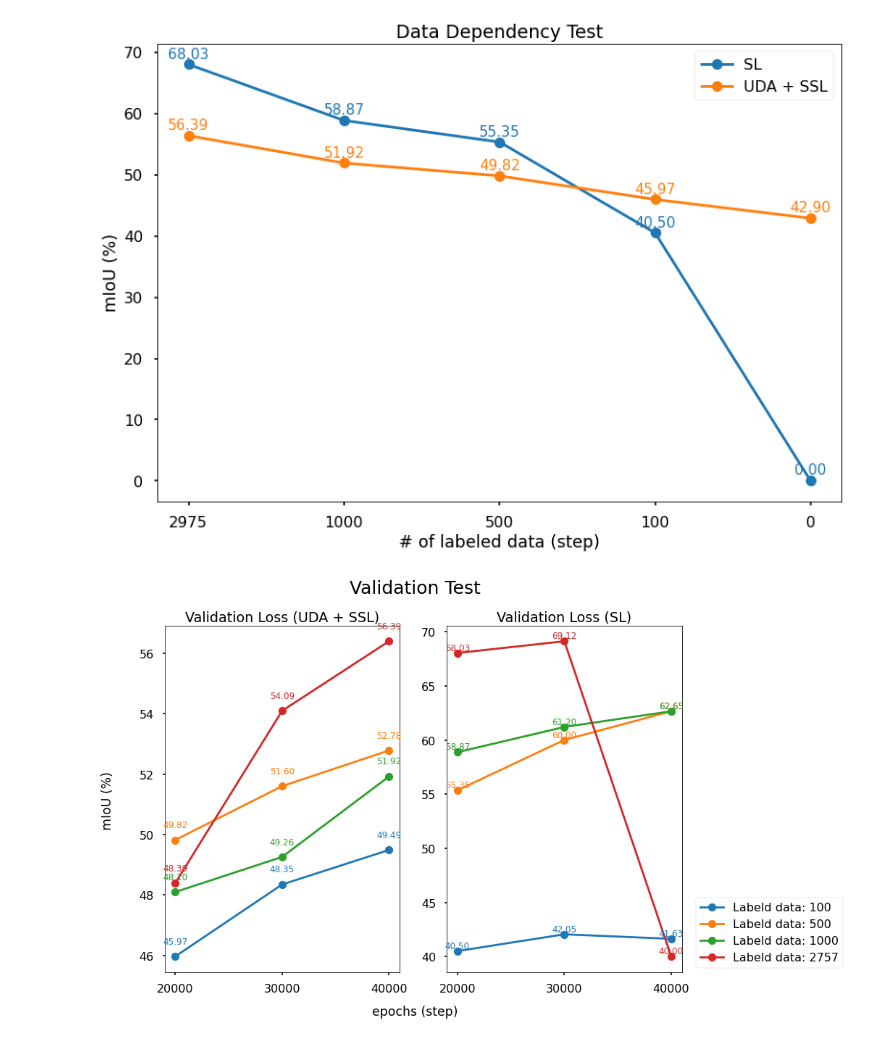
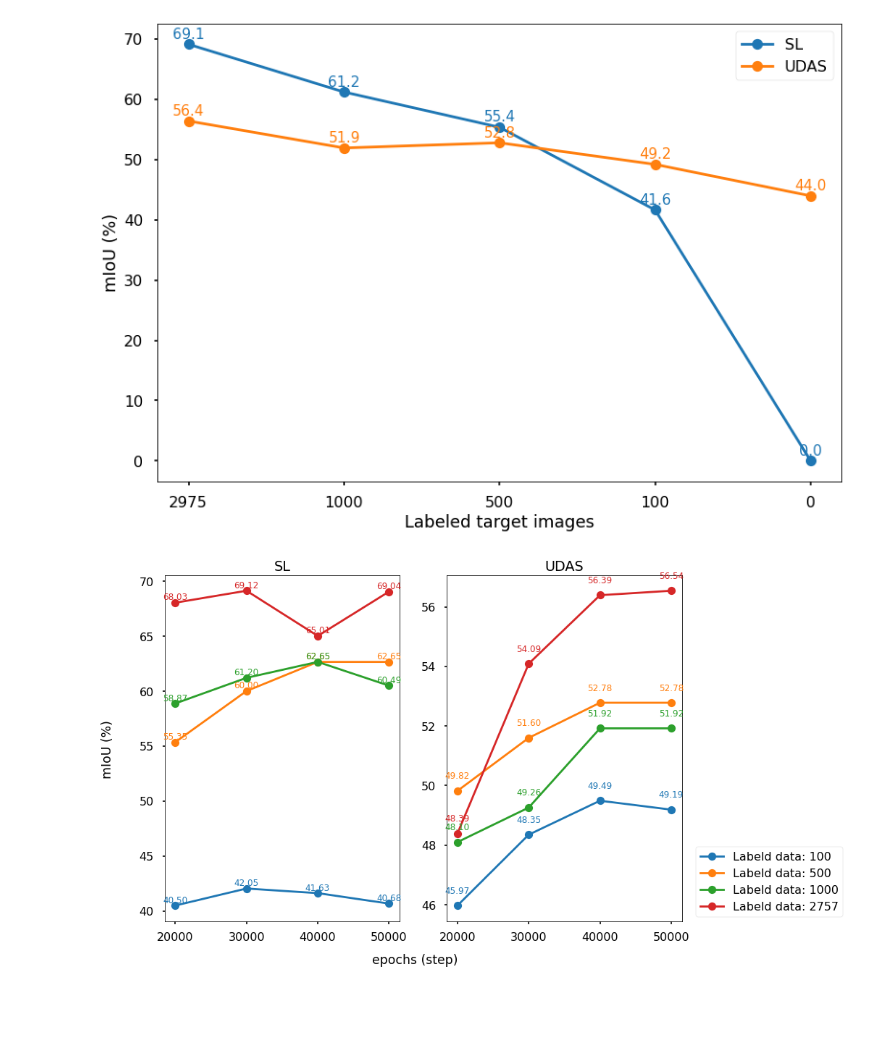
Before and after one commit to hi-space/SSL-Synthetic-Segmentation, a Jupyter notebook: Seg-Uncertainty/visualization.ipynb, the cells around one changed output. Drawn from its saved outputs; the diff is of its cells as text; code cells hidden in the pictures; blank space fills up the shorter version.

```diff
--- a/Seg-Uncertainty/visualization.ipynb
+++ b/Seg-Uncertainty/visualization.ipynb
@@ -23,89 +19,95 @@ plt.style.use('seaborn-poster')
 # %%
+import numpy as np
+import matplotlib.pyplot as plt
+plt.style.use('seaborn-poster')
+
 fig = plt.figure()
 ax = fig.add_subplot(111)
 
 x = ['2975', '1000', '500', '100', '0']
-y1 = np.array([68.03, 58.87, 55.35, 40.50, 0.0])
-y2 = np.array([56.39, 51.92, 49.82, 45.97, 42.90])
+y1 = np.array([69.12, 61.20, 55.35, 41.63, 0.0])
+y2 = np.array([56.39, 51.92, 52.78, 49.19, 43.97])
 
 ax.plot(x, y1, label=('SL'), color='C0', marker='o', linestyle='solid')
-ax.plot(x, y2, label=('UDA + SSL'),color='C1', marker='o', linestyle='solid')
+ax.plot(x, y2, label=('UDAS'),color='C1', marker='o', linestyle='solid')
 
 for i, v in enumerate(y1):
     # ax.text(i+1, v, "%.2f" % v, ha="center", va="center", fontsize=10, backgroundcolor='C0', color='white')
-    ax.text(i, v+1.7, "%.2f" % v, ha="center", va="center", fontsize=15, color='C0')
+    ax.text(i, v+1.7, "%.1f" % v, ha="center", va="center", fontsize=15, color='C0')
 
 for i, v in enumerate(y2):
-    ax.text(i, v+1.7, "%.2f" % v, ha="center", va="center", fontsize=15, color='C1')
+    ax.text(i, v+1.7, "%.1f" % v, ha="center", va="center", fontsize=15, color='C1')
 
 # ax.set_xlim(ax.get_xlim()[::-1])
 
-plt.title('Data Dependency Test')
-plt.xlabel('# of labeled data (step)')
+# plt.title('Data Dependency Test')
+plt.xlabel('Labeled target images')
 plt.ylabel('mIoU (%)')
 plt.legend()
 
 plt.show()
 # %% [output]
-[figure, old version]
+[figure, new version]
 # %%
 fig = plt.figure()
 ax1 = fig.add_subplot(121)
 ax2 = fig.add_subplot(122)
 
-# UDA + SSL
-x = ['20000', '30000', '40000']
-m100 = [45.97, 48.35, 49.49]
-m500 = [49.82, 51.60, 52.78]
-m1000 = [48.10, 49.26, 51.92]
-m2757 = [48.39, 54.09, 56.39]
+# SL
+x = ['20000', '30000', '40000', '50000']
+c100 = np.array([40.5, 42.05, 41.63, 40.68])
+c500 = np.array([55.35, 60, 62.65, 62.65]) # epoch 30000 is none
+c1000 = np.array([58.87, 61.20, 62.65, 60.49])
+c2757 = np.array([68.03, 69.12, 65.01, 69.04])
 
-ax1.plot(x, m100, label=('Labeld data: 100'), color='C0', marker='o', linestyle='solid')
-ax1.plot(x, m500, label=('Labeld data: 500'), color='C1', marker='o', linestyle='solid')
-ax1.plot(x, m1000, label=('Labeld data: 1000'), color='C2', marker='o', linestyle='solid')
-ax1.plot(x, m2757, label=('Labeld data: 2757'), color='C3', marker='o', linestyle='solid')
+ax1.plot(x, c100, label=('Labeld data: 100'), color='C0', marker='o', linestyle='solid')
+ax1.plot(x, c500, label=('Labeld data: 500'), color='C1', marker='o', linestyle='solid')
+ax1.plot(x, c1000, label=('Labeld data: 1000'), color='C2', marker='o', linestyle='solid')
+ax1.plot(x, c2757, label=('Labeld data: 2757'), color='C3', marker='o', linestyle='solid')
 
-for i, (v100, v500, v1000, v2757) in enumerate(zip(m100, m500, m1000, m2757)):
+for i, (v100, v500, v1000, v2757) in enumerate(zip(c100, c500, c1000, c2757)):
     ax1.text(i, v100+0.5, "%.2f" % v100, ha="center", va="center", fontsize=12, color='C0')
     ax1.text(i, v500+0.5, "%.2f" % v500, ha="center", va="center", fontsize=12, color='C1')
     ax1.text(i, v1000+0.5, "%.2f" % v1000, ha="center", va="center", fontsize=12, color='C2')
     ax1.text(i, v2757+0.5, "%.2f" % v2757, ha="center", va="center", fontsize=12, color='C3')
 
-ax1.title.set_text('Validation Loss (UDA + SSL)')
-# ax1.legend()
+ax1.title.set_text('SL')
+
 
 # UDA + SSL
-x = ['20000', '30000', '40000']
-c100 = np.array([40.5, 42.05, 41.63])
-c500 = np.array([55.35, 60, 62.65]) # epoch 30000 is none
-c1000 = np.array([58.87, 61.20, 62.65])
-c2757 = np.array([68.03, 69.12, 40])
+x = ['20000', '30000', '40000', '50000']
+m100 = [45.97, 48.35, 49.49, 49.19]
+m500 = [49.82, 51.60, 52.78, 52.78]
+m1000 = [48.10, 49.26, 51.92, 51.92]
+m2757 = [48.39, 54.09, 56.39, 56.54]
 
-ax2.plot(x, c100, label=('Labeld data: 100'), color='C0', marker='o', linestyle='solid')
-ax2.plot(x, c500, label=('Labeld data: 500'), color='C1', marker='o', linestyle='solid')
-ax2.plot(x, c1000, label=('Labeld data: 1000'), color='C2', marker='o', linestyle='solid')
-ax2.plot(x, c2757, label=('Labeld data: 2757'), color='C3', marker='o', linestyle='solid')
+ax2.plot(x, m100, label=('Labeld data: 100'), color='C0', marker='o', linestyle='solid')
+ax2.plot(x, m500, label=('Labeld data: 500'), color='C1', marker='o', linestyle='solid')
+ax2.plot(x, m1000, label=('Labeld data: 1000'), color='C2', marker='o', linestyle='solid')
+ax2.plot(x, m2757, label=('Labeld data: 2757'), color='C3', marker='o', linestyle='solid')
 
-for i, (v100, v500, v1000, v2757) in enumerate(zip(c100, c500, c1000, c2757)):
+for i, (v100, v500, v1000, v2757) in enumerate(zip(m100, m500, m1000, m2757)):
     ax2.text(i, v100+0.5, "%.2f" % v100, ha="center", va="center", fontsize=12, color='C0')
     ax2.text(i, v500+0.5, "%.2f" % v500, ha="center", va="center", fontsize=12, color='C1')
     ax2.text(i, v1000+0.5, "%.2f" % v1000, ha="center", va="center", fontsize=12, color='C2')
     ax2.text(i, v2757+0.5, "%.2f" % v2757, ha="center", va="center", fontsize=12, color='C3')
 
-ax2.title.set_text('Validation Loss (SL)')
+ax2.title.set_text('UDAS')
+# ax1.legend()
+
 
 lines, labels = ax1.get_legend_handles_labels()
 
 # legend
 fig.legend(lines, labels, bbox_to_anchor=(1.15, 0.3))
 
 # xlabel / ylabel
 fig.text(0.5, 0.04, 'epochs (step)', ha='center', va='center', fontsize='xx-large')
 fig.text(0.04, 0.5, 'mIoU (%)', ha='center', va='center', rotation='vertical', fontsize='xx-large')
 
 # title
-fig.suptitle('Validation Test', fontsize='25')
+# fig.suptitle('Validation Test', fontsize='25')
 
 plt.show()
 # %% [output]
-[figure, old version]
+[figure, new version]
```
Also changed, not shown: parts of 3 cells of this notebook, 41 other files.
